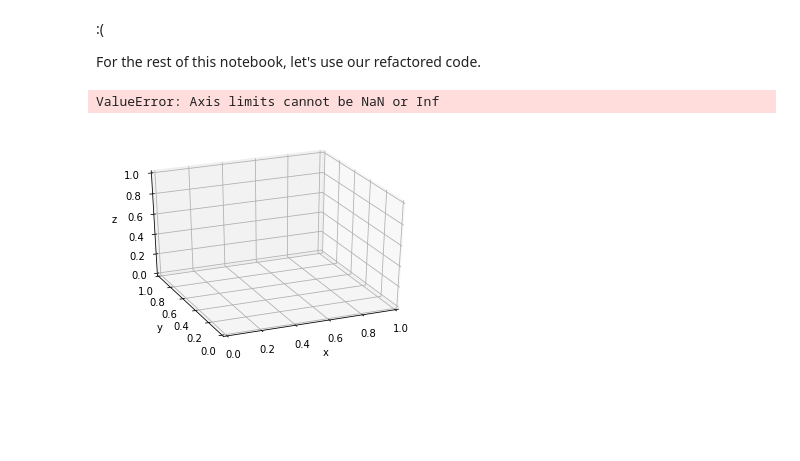
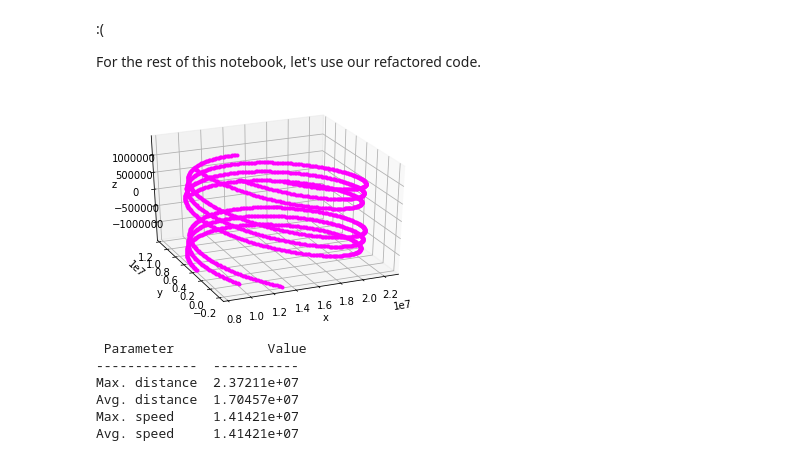
Before and after one commit to sgango/Y1-Project, a Jupyter notebook: ntbks/7_bounce.ipynb, the cells around one changed output. Drawn from its saved outputs; the diff is of its cells as text; code cells hidden in the pictures; blank space fills up the shorter version.

Commit message:
Simulate particle in dipole field of Earth
 - 🎉 it works!
 - field and initial conds taken from Ozturk paper
 - step size 0.002 seems optimal

```diff
--- a/ntbks/7_bounce.ipynb
+++ b/ntbks/7_bounce.ipynb
@@ -397,33 +397,38 @@ For the rest of this notebook, let's use our refactored code.
 # %%
 import y1project as pj
 import numpy as np
 
 # PARAMETERS
 r0 = [1e7,1e7, 0]  # initial position
 v0 = [1e7, 1e7, 0]  # initial velocity
 q = pj.e  # charge
 m = pj.m_pr  # mass
 h = 0.01  # step size
-end = 10  # t-value to stop integration
-size = [1e10, 1e10, 1e10]  # simulation dimensions
+end = 20  # t-value to stop integration
+size = [1e10, 1e10, 3e6]  # simulation dimensions
 
 def B_field(r):
     """Returns the components of the magnetic
     field, given a 3D position vector."""
     if 2e6 <= r[2]:
         return [1e-9, 1e-16, 1e-14*r[2]]
     else:
         return [1e-9, 1e-16, 2e-8]
 
 def E_field(r):
     """Returns the components of the electric
     field, given a 3D position vector."""
     return [0,0,0]
 
 r, v = pj.rk4(pj.lorentz, r0, v0, h, end, E_field, B_field, q, m, size)
 pj.plot_or_anim(r, int((end/h)/100), *pj.plotsetup(r), anim=False)
 pj.printout(r, v)
 # pj.textout(r, v)
 # %% [output]
+[figure, new version]
-ValueError: Axis limits cannot be NaN or Inf
+ Parameter            Value
+-------------  -----------
+Max. distance  2.37211e+07
+Avg. distance  1.70457e+07
+Max. speed     1.41421e+07
+Avg. speed     1.41421e+07
-[figure, old version]
```
Also changed, not shown: parts of 2 cells of this notebook.
